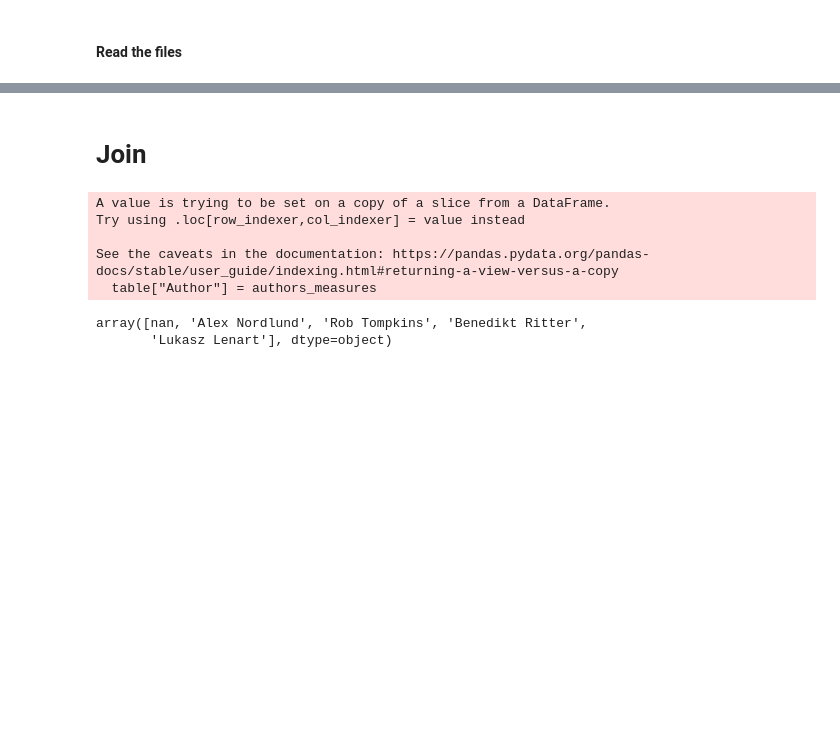
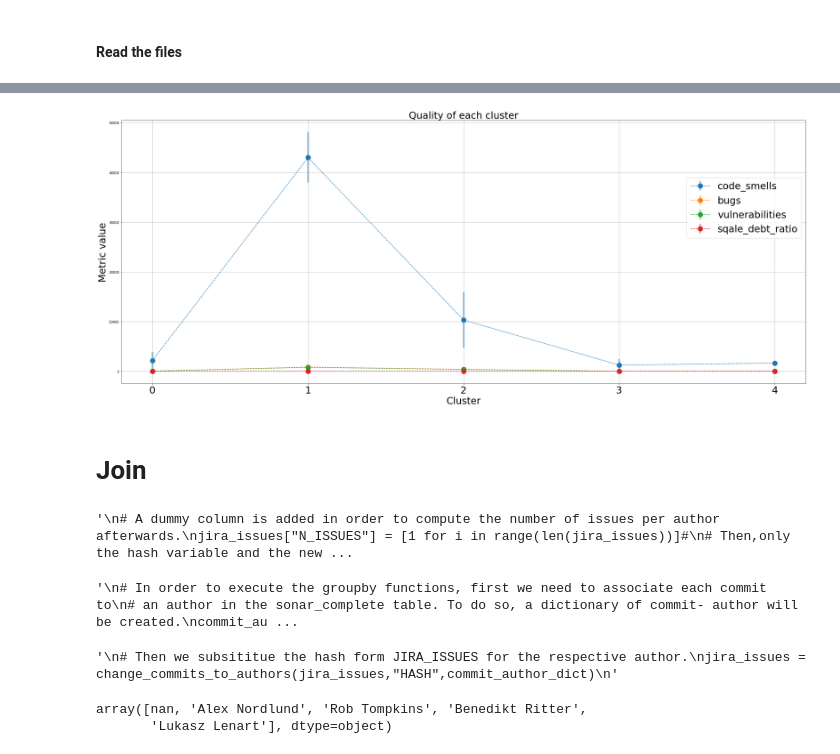
Before and after one commit to Vinomo4/SWTech, a Jupyter notebook: models/Validation.ipynb, the cells around one changed output, grey strips where cells are left out. Cells and saved outputs as stored; diff of their text form; code cells hidden in the pictures; blank space fills up the shorter version.

```diff
--- a/models/Validation.ipynb
+++ b/models/Validation.ipynb
@@ -43,25 +107,35 @@ track("Finished reading files")
+# %%
+plot_quality_metrics(other_metrics)
+# %% [output]
+[figure, added]
 # %% [markdown]
 # Join
 # %%
+'''
 # A dummy column is added in order to compute the number of issues per author afterwards.
 jira_issues["N_ISSUES"] = [1 for i in range(len(jira_issues))]#
 # Then,only the hash variable and the new column from the JIRA_ISSUES table are selected.
 jira_issues = jira_issues[["HASH","N_ISSUES"]]
+'''
+# %% [output]
+'\n# A dummy column is added in order to compute the number of issues per author afterwards.\njira_issues["N_ISSUES"] = [1 for i in range(len(jira_issues))]#\n# Then,only the hash variable and the new ...
 # %%
+'''
 # In order to execute the groupby functions, first we need to associate each commit to
 # an author in the sonar_complete table. To do so, a dictionary of commit- author will be created.
 commit_author_dict = {}
 for i in range(len(git_commits)):
     commit_author_dict[git_commits["COMMIT_HASH"][i]] = git_commits["AUTHOR"][i]
+'''
+# %% [output]
+'\n# In order to execute the groupby functions, first we need to associate each commit to\n# an author in the sonar_complete table. To do so, a dictionary of commit- author will be created.\ncommit_au ...
 # %%
+'''
 # Then we subsititue the hash form JIRA_ISSUES for the respective author.
 jira_issues = change_commits_to_authors(jira_issues,"HASH",commit_author_dict)
+'''
 # %% [output]
-A value is trying to be set on a copy of a slice from a DataFrame.
-Try using .loc[row_indexer,col_indexer] = value instead
-
-See the caveats in the documentation: https://pandas.pydata.org/pandas-docs/stable/user_guide/indexing.html#returning-a-view-versus-a-copy
-  table["Author"] = authors_measures
+'\n# Then we subsititue the hash form JIRA_ISSUES for the respective author.\njira_issues = change_commits_to_authors(jira_issues,"HASH",commit_author_dict)\n'
 # %%
 # %% [output]
 array([nan, 'Alex Nordlund', 'Rob Tompkins', 'Benedikt Ritter',
```
Also changed, not shown: parts of 10 cells of this notebook, 3 other files.
